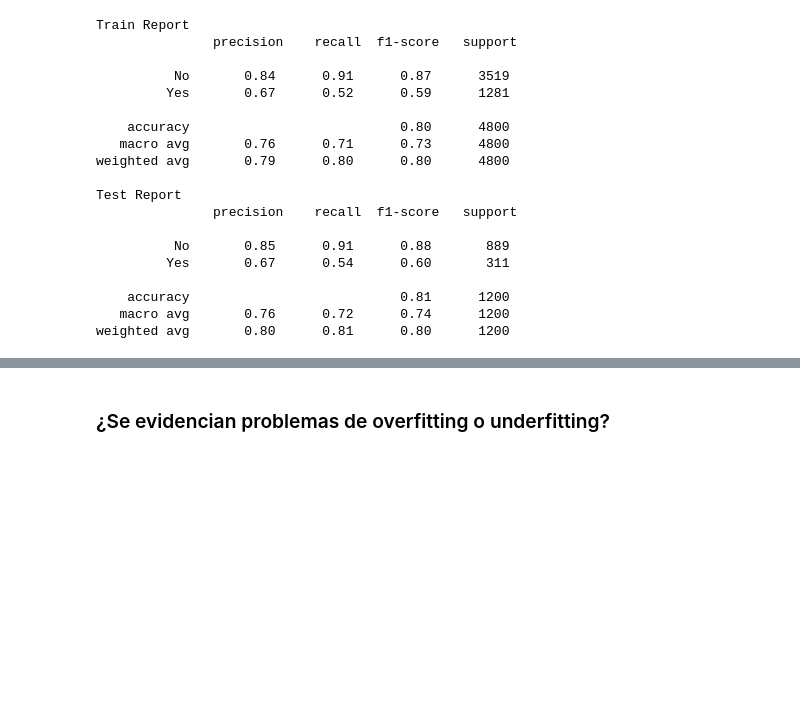
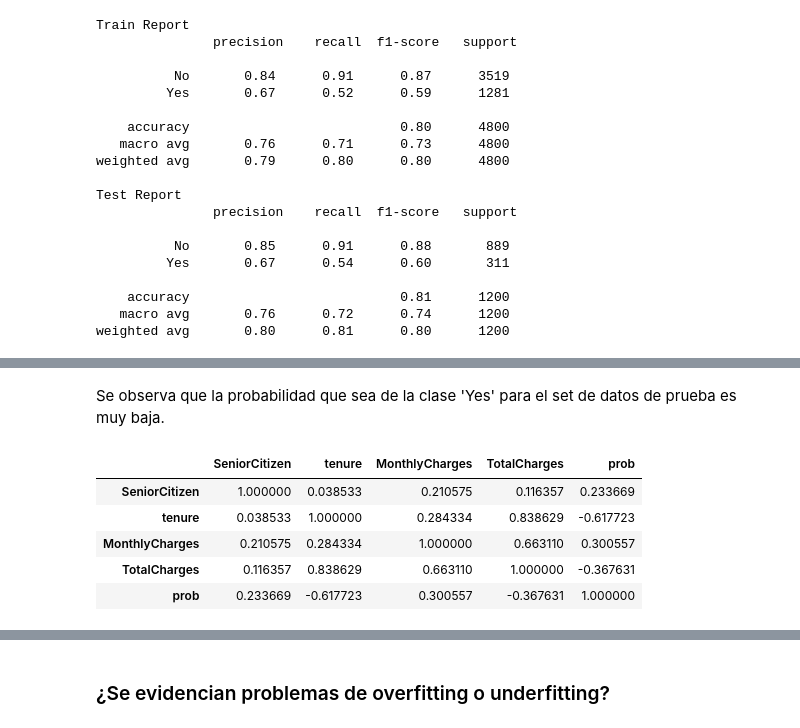
Before and after one commit to yacanom/CDA_taller-4, a Jupyter notebook: Notebooks/CDA_Taller_4.ipynb, the cells around one changed output, grey strips where cells are left out. Saved outputs shown, nothing was run; the diff lists cells and outputs as text; code cells hidden in the pictures; blank space fills up the shorter version.

```diff
--- a/Notebooks/CDA_Taller_4.ipynb
+++ b/Notebooks/CDA_Taller_4.ipynb
@@ -684,0 +728,11 @@ de diferentes métricas para los datasets de entrenamiento, validación y prueba
+# %% [markdown]
+Se observa que la probabilidad que sea de la clase 'Yes' para el set de datos de prueba es muy baja.
+# %%
+x_test.corr()
+# %% [output]
+|  | SeniorCitizen | tenure | MonthlyCharges | TotalCharges | prob |
+| SeniorCitizen | 1.000000 | 0.038533 | 0.210575 | 0.116357 | 0.233669 |
+| tenure | 0.038533 | 1.000000 | 0.284334 | 0.838629 | -0.617723 |
+| MonthlyCharges | 0.210575 | 0.284334 | 1.000000 | 0.663110 | 0.300557 |
+| TotalCharges | 0.116357 | 0.838629 | 0.663110 | 1.000000 | -0.367631 |
+| prob | 0.233669 | -0.617723 | 0.300557 | -0.367631 | 1.000000 |
```
Also changed, not shown: parts of 21 cells of this notebook.
